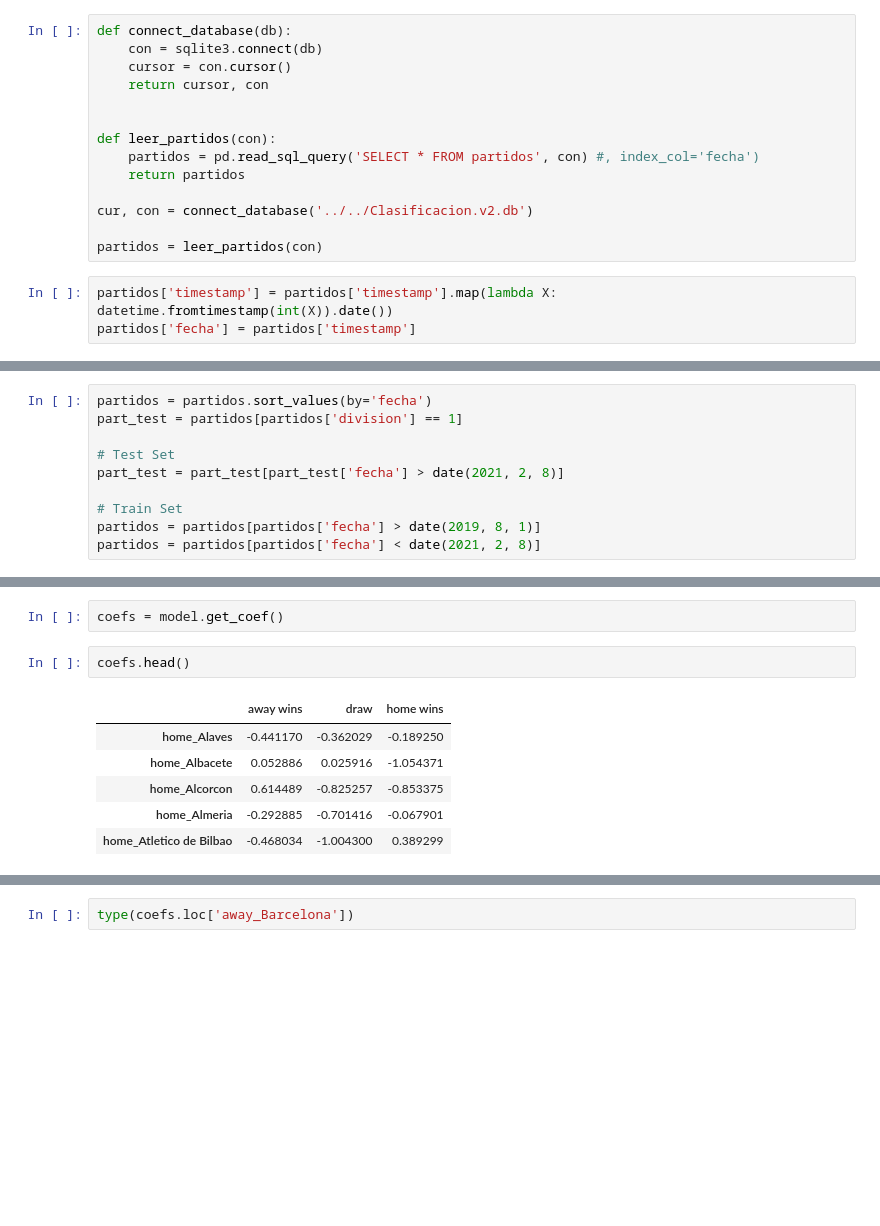
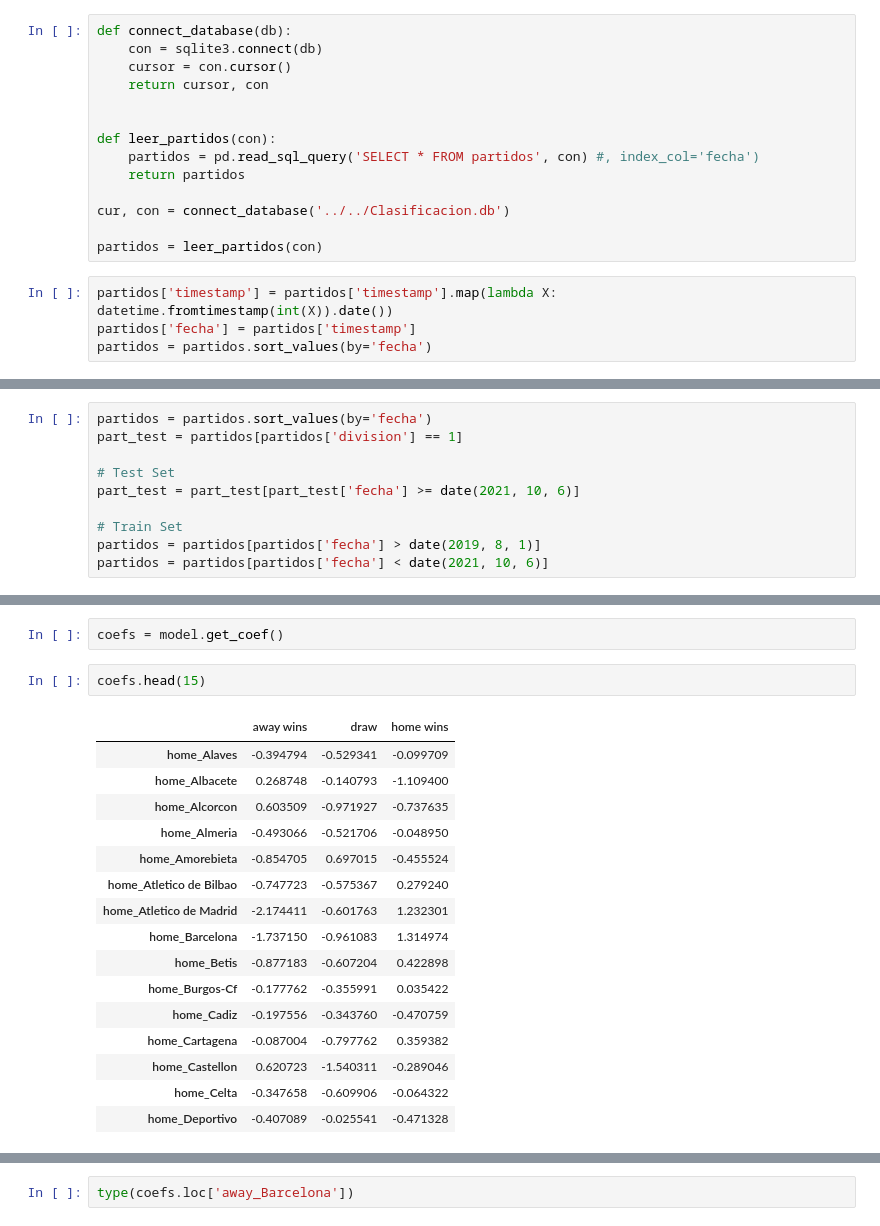
Before and after one commit to tonirodriguez/octopy, a Jupyter notebook: octopy/Liga.ipynb, the cells around one changed output, grey strips where cells are left out. Cells and saved outputs as stored; diff of their text form; blank space fills up the shorter version.

```diff
--- a/octopy/Liga.ipynb
+++ b/octopy/Liga.ipynb
@@ -25,9 +25,10 @@ def leer_partidos(con):
     partidos = pd.read_sql_query('SELECT * FROM partidos', con) #, index_col='fecha')
     return partidos
 
-cur, con = connect_database('../../Clasificacion.v2.db')
+cur, con = connect_database('../../Clasificacion.db')
 
 partidos = leer_partidos(con)
 # %%
 partidos['timestamp'] = partidos['timestamp'].map(lambda X: datetime.fromtimestamp(int(X)).date())
 partidos['fecha'] = partidos['timestamp']
+partidos = partidos.sort_values(by='fecha')
@@ -36,11 +75,11 @@ partidos = partidos.sort_values(by='fecha')
 part_test = partidos[partidos['division'] == 1]
 
 # Test Set
-part_test = part_test[part_test['fecha'] > date(2021, 2, 8)]
+part_test = part_test[part_test['fecha'] >= date(2021, 10, 6)]
 
 # Train Set
 partidos = partidos[partidos['fecha'] > date(2019, 8, 1)]
-partidos = partidos[partidos['fecha'] < date(2021, 2, 8)]
+partidos = partidos[partidos['fecha'] < date(2021, 10, 6)]
 # %%
 train = partidos.filter(['equipo_local', 'equipo_visitante', 'goles_local', 'goles_visitante'])
 test = part_test.filter(['equipo_local', 'equipo_visitante', 'goles_local', 'goles_visitante'])
@@ -106,14 +165,24 @@ model.predict_winner('Atletico de Bilbao', 'Barcelona', )
 # %%
 coefs = model.get_coef()
 # %%
-coefs.head()
+coefs.head(15)
 # %% [output]
 |  | away wins | draw | home wins |
-| home_Alaves | -0.441170 | -0.362029 | -0.189250 |
-| home_Albacete | 0.052886 | 0.025916 | -1.054371 |
-| home_Alcorcon | 0.614489 | -0.825257 | -0.853375 |
-| home_Almeria | -0.292885 | -0.701416 | -0.067901 |
-| home_Atletico de Bilbao | -0.468034 | -1.004300 | 0.389299 |
+| home_Alaves | -0.394794 | -0.529341 | -0.099709 |
+| home_Albacete | 0.268748 | -0.140793 | -1.109400 |
+| home_Alcorcon | 0.603509 | -0.971927 | -0.737635 |
+| home_Almeria | -0.493066 | -0.521706 | -0.048950 |
+| home_Amorebieta | -0.854705 | 0.697015 | -0.455524 |
+| home_Atletico de Bilbao | -0.747723 | -0.575367 | 0.279240 |
+| home_Atletico de Madrid | -2.174411 | -0.601763 | 1.232301 |
+| home_Barcelona | -1.737150 | -0.961083 | 1.314974 |
+| home_Betis | -0.877183 | -0.607204 | 0.422898 |
+| home_Burgos-Cf | -0.177762 | -0.355991 | 0.035422 |
+| home_Cadiz | -0.197556 | -0.343760 | -0.470759 |
+| home_Cartagena | -0.087004 | -0.797762 | 0.359382 |
+| home_Castellon | 0.620723 | -1.540311 | -0.289046 |
+| home_Celta | -0.347658 | -0.609906 | -0.064322 |
+| home_Deportivo | -0.407089 | -0.025541 | -0.471328 |
 # %%
 coefs.loc['away_Barcelona']
 # %% [output]
```
Also changed, not shown: parts of 18 cells of this notebook, 4 other files.
